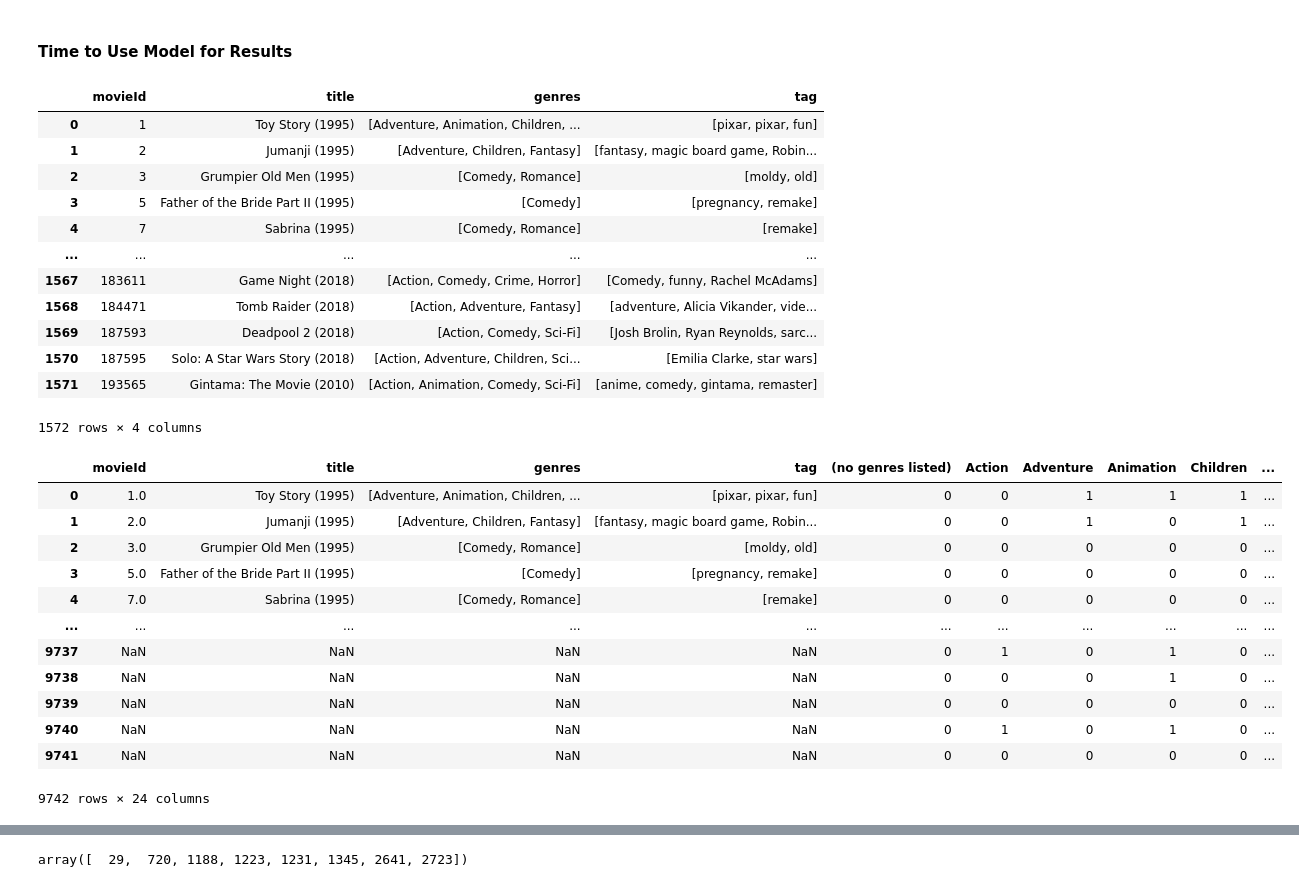
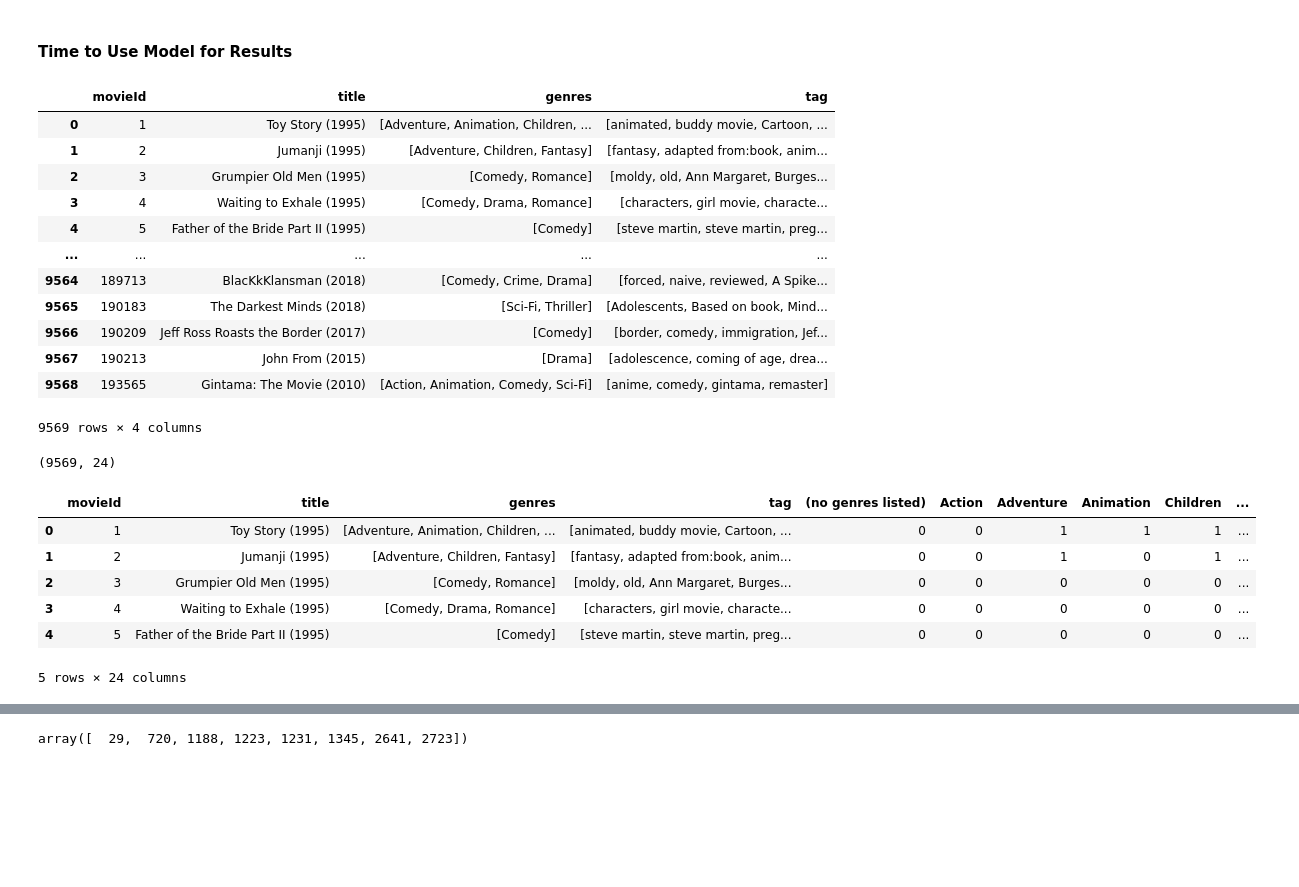
Before and after one commit to jgraham91/final-project, a Jupyter notebook: notebooks/FINAL-PROJECT.ipynb, the cells around one changed output, grey strips where cells are left out. Drawn from its saved outputs; the diff is of its cells as text; code cells hidden in the pictures; blank space fills up the shorter version.

```diff
--- a/notebooks/FINAL-PROJECT.ipynb
+++ b/notebooks/FINAL-PROJECT.ipynb
@@ -88,5 +645,7 @@ ratings.head()
 # %%
 # Load the tags dataset
-tags = pd.read_csv('../data/ml-latest-small/tags.csv')
+tags = pd.read_csv('../data/ml-latest/tags.csv')
+print(tags.shape)
+tags = tags.dropna()
 tags.head()
 # %% [output]
@@ -115,0 +684,4 @@ Name: tag, Length: 1572, dtype: object
+# %%
+movies_tag_df = pd.merge(movies, tags_agg, how='inner', on='movieId')
+print(movies_tag_df.shape)
+movies_tag_df.head()
@@ -115,0 +701,6 @@ Name: tag, Length: 1572, dtype: object
+# %%
+#reduce number of tags to a reasonable number
+no_of_tags = 100
+movies_tag_df['tag'] = movies_tag_df['tag'].apply(lambda x: x[:no_of_tags] if len(x) > no_of_tags else x)
+longest_tag = max(movies_tag_df['tag'], key=len)
+len(longest_tag)
@@ -430,52 +1015,45 @@ np.max(predictions)
 # %% [markdown]
 #### Time to Use Model for Results
-# %%
-#add tags to movies dataframe and match the movie ids from the movie lens dataframe
-movies_with_tags = pd.merge(movies,tags_agg, on="movieId")
-movies_with_tags
-
-# movies_df = movies_with_genres[movies_with_genres['movieId'].isin(movielens_df_no_naans['movieId'])]
-# movies_df
-# %% [output]
-|  | movieId | title | genres | tag |
-| 0 | 1 | Toy Story (1995) | [Adventure, Animation, Children, ... | [pixar, pixar, fun] |
-| 1 | 2 | Jumanji (1995) | [Adventure, Children, Fantasy] | [fantasy, magic board game, Robin... |
-| 2 | 3 | Grumpier Old Men (1995) | [Comedy, Romance] | [moldy, old] |
-| 3 | 5 | Father of the Bride Part II (1995) | [Comedy] | [pregnancy, remake] |
-| 4 | 7 | Sabrina (1995) | [Comedy, Romance] | [remake] |
-| ... | ... | ... | ... | ... |
-| 1567 | 183611 | Game Night (2018) | [Action, Comedy, Crime, Horror] | [Comedy, funny, Rachel McAdams] |
-| 1568 | 184471 | Tomb Raider (2018) | [Action, Adventure, Fantasy] | [adventure, Alicia Vikander, vide... |
-| 1569 | 187593 | Deadpool 2 (2018) | [Action, Comedy, Sci-Fi] | [Josh Brolin, Ryan Reynolds, sarc... |
-| 1570 | 187595 | Solo: A Star Wars Story (2018) | [Action, Adventure, Children, Sci... | [Emilia Clarke, star wars] |
-| 1571 | 193565 | Gintama: The Movie (2010) | [Action, Animation, Comedy, Sci-Fi] | [anime, comedy, gintama, remaster] |
-1572 rows × 4 columns
+# %%
+movies_tag_df
+# %% [output]
+|  | movieId | title | genres | tag |
+| 0 | 1 | Toy Story (1995) | [Adventure, Animation, Children, ... | [animated, buddy movie, Cartoon, ... |
+| 1 | 2 | Jumanji (1995) | [Adventure, Children, Fantasy] | [fantasy, adapted from:book, anim... |
+| 2 | 3 | Grumpier Old Men (1995) | [Comedy, Romance] | [moldy, old, Ann Margaret, Burges... |
+| 3 | 4 | Waiting to Exhale (1995) | [Comedy, Drama, Romance] | [characters, girl movie, characte... |
+| 4 | 5 | Father of the Bride Part II (1995) | [Comedy] | [steve martin, steve martin, preg... |
+| ... | ... | ... | ... | ... |
+| 9564 | 189713 | BlacKkKlansman (2018) | [Comedy, Crime, Drama] | [forced, naive, reviewed, A Spike... |
+| 9565 | 190183 | The Darkest Minds (2018) | [Sci-Fi, Thriller] | [Adolescents, Based on book, Mind... |
+| 9566 | 190209 | Jeff Ross Roasts the Border (2017) | [Comedy] | [border, comedy, immigration, Jef... |
+| 9567 | 190213 | John From (2015) | [Drama] | [adolescence, coming of age, drea... |
+| 9568 | 193565 | Gintama: The Movie (2010) | [Action, Animation, Comedy, Sci-Fi] | [anime, comedy, gintama, remaster] |
+9569 rows × 4 columns
 # %%
 # Extract the genre information from the ratings dataframe
 genre_lists = movies['genres'].tolist()
 
 # Perform one-hot encoding on the genre lists
 mlb = MultiLabelBinarizer()
 genre_features = mlb.fit_transform(genre_lists)
 
 # Retrieve the list of genre classes
 genre_classes = mlb.classes_
 
 # Create a movie dataframe with the one-hot encoded genre features
-movies_with_genres = pd.DataFrame(genre_features, columns=genre_classes)
-movies_with_tags_and_genres = pd.concat([movies_with_tags, movies_with_genres], axis=1)
-movies_with_tags_and_genres
+genre_df = pd.DataFrame(genre_features, columns=genre_classes)
+movies_with_genres = pd.concat([movies, genre_df], axis=1)
+movies_with_genres = movies_with_genres.drop(['title','genres'], axis=1)
+movies_with_tags_and_genres = pd.merge(movies_tag_df, movies_with_genres, on = "movieId", how = "inner")
+print(movies_with_tags_and_genres.shape)
+movies_with_tags_and_genres.head()
 # %% [output]
+(9569, 24)
 |  | movieId | title | genres | tag | (no genres listed) | Action | Adventure | Animation | Children | ... |
-| 0 | 1.0 | Toy Story (1995) | [Adventure, Animation, Children, ... | [pixar, pixar, fun] | 0 | 0 | 1 | 1 | 1 | ... |
-| 1 | 2.0 | Jumanji (1995) | [Adventure, Children, Fantasy] | [fantasy, magic board game, Robin... | 0 | 0 | 1 | 0 | 1 | ... |
-| 2 | 3.0 | Grumpier Old Men (1995) | [Comedy, Romance] | [moldy, old] | 0 | 0 | 0 | 0 | 0 | ... |
-| 3 | 5.0 | Father of the Bride Part II (1995) | [Comedy] | [pregnancy, remake] | 0 | 0 | 0 | 0 | 0 | ... |
-| 4 | 7.0 | Sabrina (1995) | [Comedy, Romance] | [remake] | 0 | 0 | 0 | 0 | 0 | ... |
-| ... | ... | ... | ... | ... | ... | ... | ... | ... | ... | ... |
-| 9737 | NaN | NaN | NaN | NaN | 0 | 1 | 0 | 1 | 0 | ... |
-| 9738 | NaN | NaN | NaN | NaN | 0 | 0 | 0 | 1 | 0 | ... |
-| 9739 | NaN | NaN | NaN | NaN | 0 | 0 | 0 | 0 | 0 | ... |
-| 9740 | NaN | NaN | NaN | NaN | 0 | 1 | 0 | 1 | 0 | ... |
-| 9741 | NaN | NaN | NaN | NaN | 0 | 0 | 0 | 0 | 0 | ... |
+| 0 | 1 | Toy Story (1995) | [Adventure, Animation, Children, ... | [animated, buddy movie, Cartoon, ... | 0 | 0 | 1 | 1 | 1 | ... |
+| 1 | 2 | Jumanji (1995) | [Adventure, Children, Fantasy] | [fantasy, adapted from:book, anim... | 0 | 0 | 1 | 0 | 1 | ... |
+| 2 | 3 | Grumpier Old Men (1995) | [Comedy, Romance] | [moldy, old, Ann Margaret, Burges... | 0 | 0 | 0 | 0 | 0 | ... |
+| 3 | 4 | Waiting to Exhale (1995) | [Comedy, Drama, Romance] | [characters, girl movie, characte... | 0 | 0 | 0 | 0 | 0 | ... |
+| 4 | 5 | Father of the Bride Part II (1995) | [Comedy] | [steve martin, steve martin, preg... | 0 | 0 | 0 | 0 | 0 | ... |
-9742 rows × 24 columns
+5 rows × 24 columns
```
Also changed, not shown: parts of 94 cells of this notebook.
